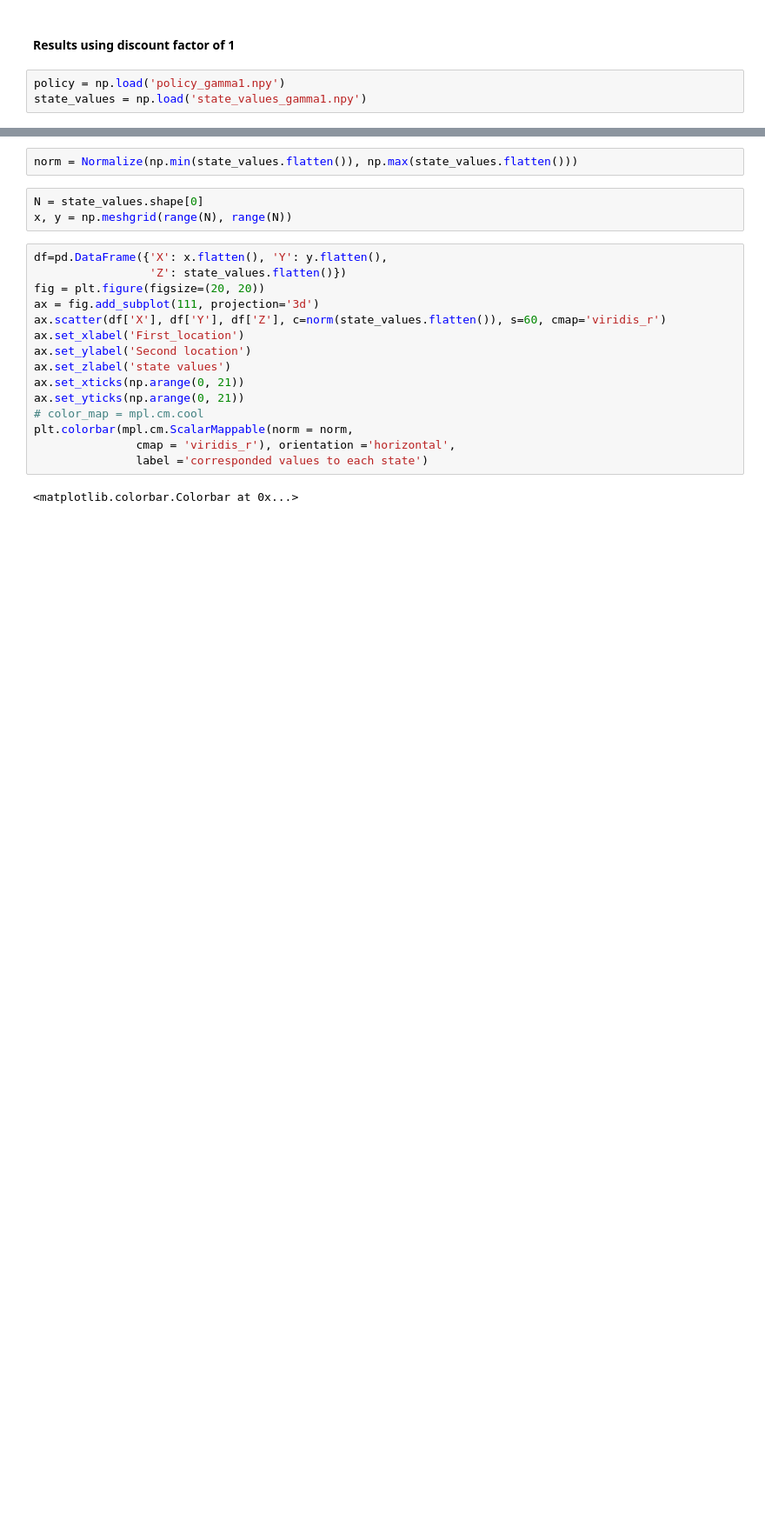
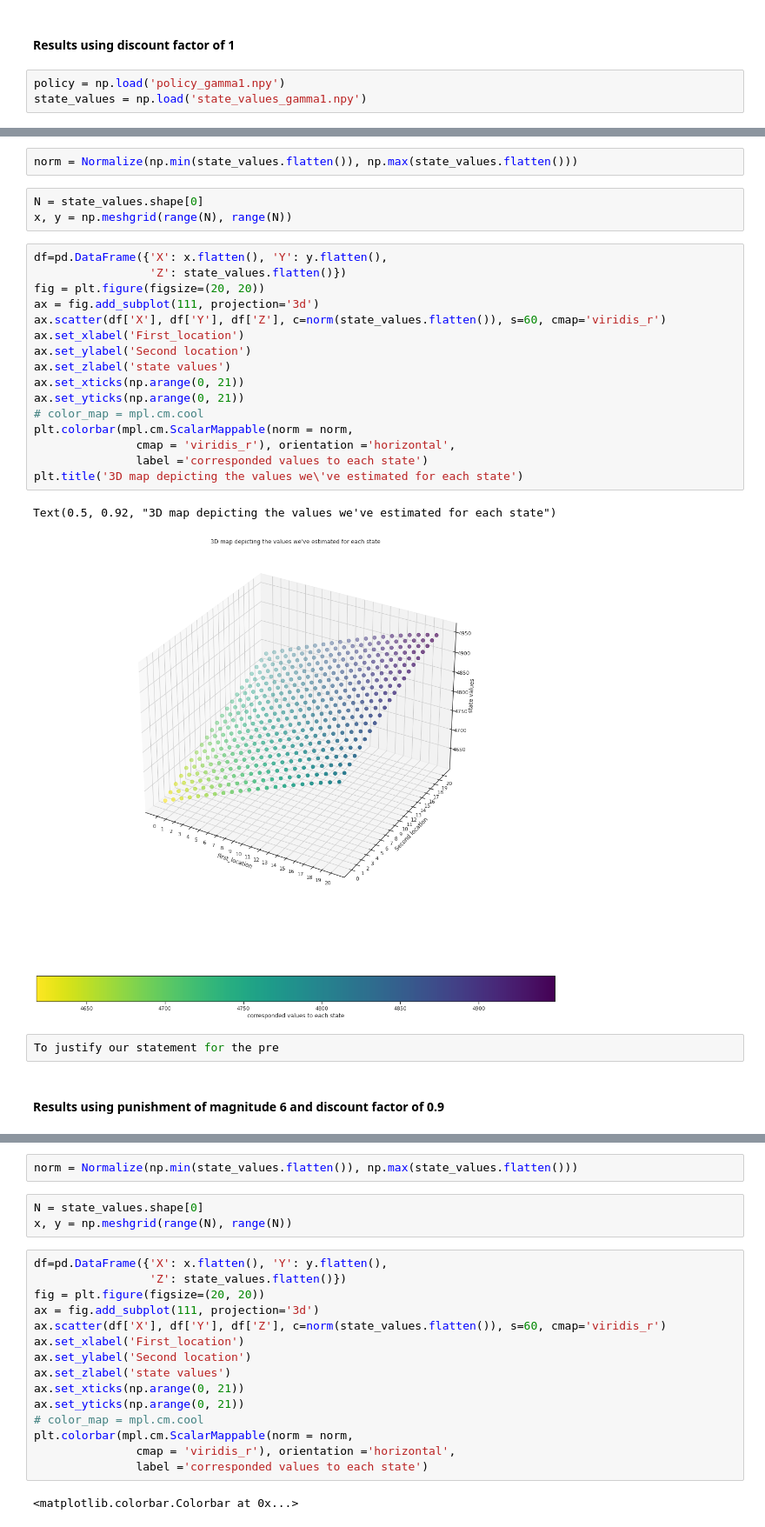
Before and after one commit to zhpinkman/jacks-car-rental, a Jupyter notebook: results/results.ipynb, the cells around one changed output, grey strips where cells are left out. Shown at 87% size. Drawn from its saved outputs; the diff is of its cells as text; blank space fills up the shorter version.

Commit message:
Add more justification about the observations and results of question1

```diff
--- a/results/results.ipynb
+++ b/results/results.ipynb
@@ -75,0 +82,28 @@ h.set(xlabel='Second company\'s customers', ylabel='First company\'s customers')
+# %%
+norm = Normalize(np.min(state_values.flatten()), np.max(state_values.flatten()))
+# %%
+N = state_values.shape[0]
+x, y = np.meshgrid(range(N), range(N))
+# %%
+df=pd.DataFrame({'X': x.flatten(), 'Y': y.flatten(),
+                 'Z': state_values.flatten()})
+fig = plt.figure(figsize=(20, 20))
+ax = fig.add_subplot(111, projection='3d')
+ax.scatter(df['X'], df['Y'], df['Z'], c=norm(state_values.flatten()), s=60, cmap='viridis_r')
+ax.set_xlabel('First_location')
+ax.set_ylabel('Second location')
+ax.set_zlabel('state values')
+ax.set_xticks(np.arange(0, 21))
+ax.set_yticks(np.arange(0, 21))
+# color_map = mpl.cm.cool
+plt.colorbar(mpl.cm.ScalarMappable(norm = norm,
+               cmap = 'viridis_r'), orientation ='horizontal',
+               label ='corresponded values to each state')
+plt.title('3D map depicting the values we\'ve estimated for each state')
+# %% [output]
+Text(0.5, 0.92, "3D map depicting the values we've estimated for each state")
+[figure, added]
+# %%
+To justify our statement for the pre
+# %% [markdown]
+#### Results using punishment of magnitude 6 and discount factor of 0.9
```
Also changed, not shown: parts of 15 cells of this notebook, 1 other file.
